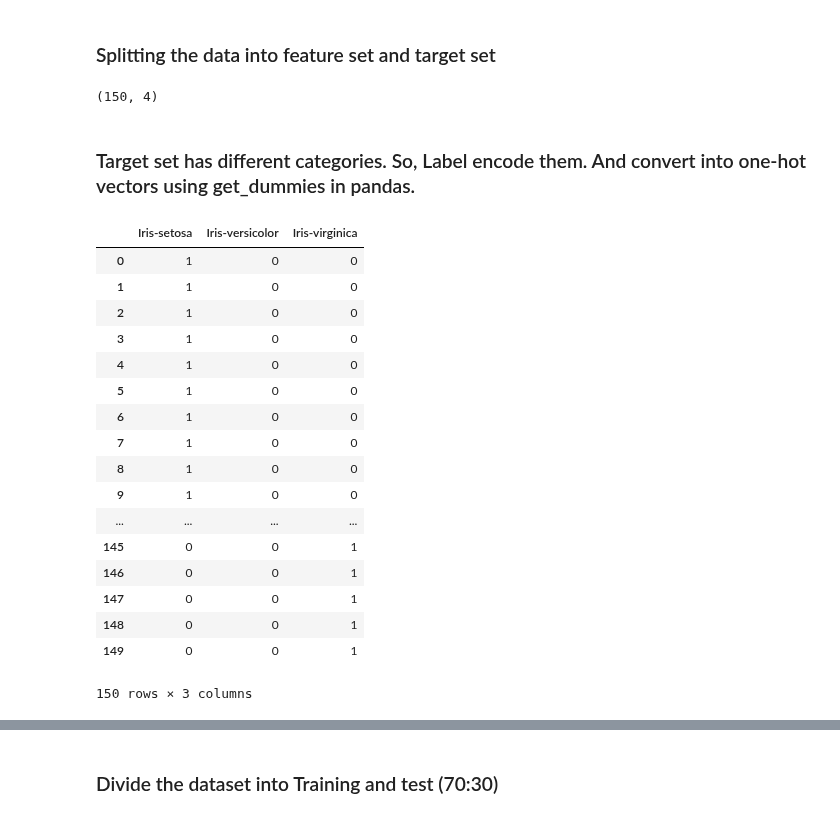
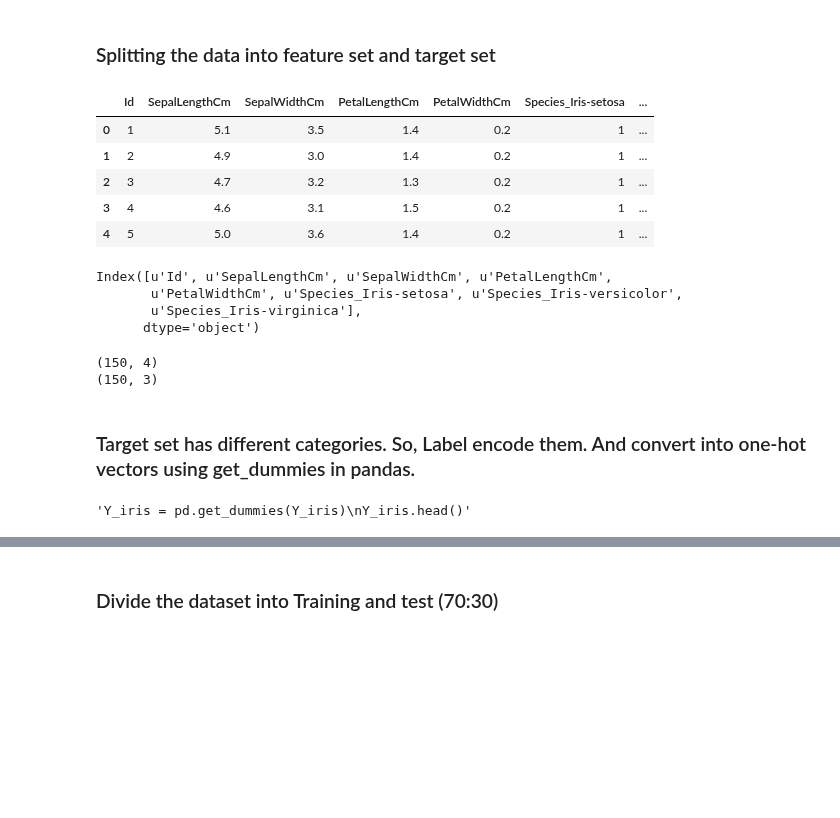
Before and after one commit to GreatLearningAIML1/chennai-aug-batch-senthilvelavan, a Jupyter notebook: Residency6-Internal/R6_InternalLab_AIML.ipynb, the cells around one changed output, grey strips where cells are left out. Saved outputs shown, nothing was run; the diff lists cells and outputs as text; code cells hidden in the pictures; blank space fills up the shorter version.

```diff
--- a/Residency6-Internal/R6_InternalLab_AIML.ipynb
+++ b/Residency6-Internal/R6_InternalLab_AIML.ipynb
@@ -284,4 +316,0 @@ X_iris.drop(columns=['Species','Id'],inplace=True)
-# %%
-X_iris.shape
-# %% [output]
-(150, 4)
@@ -287,0 +319,17 @@ X_iris.shape
+# %%
+iris_df = pd.get_dummies(iris_df,prefix=['Species'])
+iris_df.head()
+# %% [output]
+|  | Id | SepalLengthCm | SepalWidthCm | PetalLengthCm | PetalWidthCm | Species_Iris-setosa | ... |
+| 0 | 1 | 5.1 | 3.5 | 1.4 | 0.2 | 1 | ... |
+| 1 | 2 | 4.9 | 3.0 | 1.4 | 0.2 | 1 | ... |
+| 2 | 3 | 4.7 | 3.2 | 1.3 | 0.2 | 1 | ... |
+| 3 | 4 | 4.6 | 3.1 | 1.5 | 0.2 | 1 | ... |
+| 4 | 5 | 5.0 | 3.6 | 1.4 | 0.2 | 1 | ... |
+# %%
+iris_df.columns
+# %% [output]
+Index([u'Id', u'SepalLengthCm', u'SepalWidthCm', u'PetalLengthCm',
+       u'PetalWidthCm', u'Species_Iris-setosa', u'Species_Iris-versicolor',
+       u'Species_Iris-virginica'],
+      dtype='object')
@@ -288,3 +339,9 @@ X_iris.shape
+# %%
+print(X_iris.shape)
+print(y_iris.shape)
+# %% [output]
+(150, 4)
+(150, 3)
 # %% [markdown]
 ### Target set has different categories. So, Label encode them. And convert into one-hot vectors using get_dummies in pandas.
 # %%
@@ -292,24 +349,7 @@ X_iris.shape
 le = LabelEncoder()
 Y_iris = pd.DataFrame(le.fit_transform(Y_iris))'''
 
-Y_iris = pd.get_dummies(Y_iris)
-Y_iris
+'''Y_iris = pd.get_dummies(Y_iris)
+Y_iris.head()'''
 # %% [output]
-|  | Iris-setosa | Iris-versicolor | Iris-virginica |
-| 0 | 1 | 0 | 0 |
-| 1 | 1 | 0 | 0 |
-| 2 | 1 | 0 | 0 |
-| 3 | 1 | 0 | 0 |
-| 4 | 1 | 0 | 0 |
-| 5 | 1 | 0 | 0 |
-| 6 | 1 | 0 | 0 |
-| 7 | 1 | 0 | 0 |
-| 8 | 1 | 0 | 0 |
-| 9 | 1 | 0 | 0 |
-| ... | ... | ... | ... |
-| 145 | 0 | 0 | 1 |
-| 146 | 0 | 0 | 1 |
-| 147 | 0 | 0 | 1 |
-| 148 | 0 | 0 | 1 |
-| 149 | 0 | 0 | 1 |
-150 rows × 3 columns
+'Y_iris = pd.get_dummies(Y_iris)\nY_iris.head()'
```
Also changed, not shown: parts of 40 cells of this notebook.
